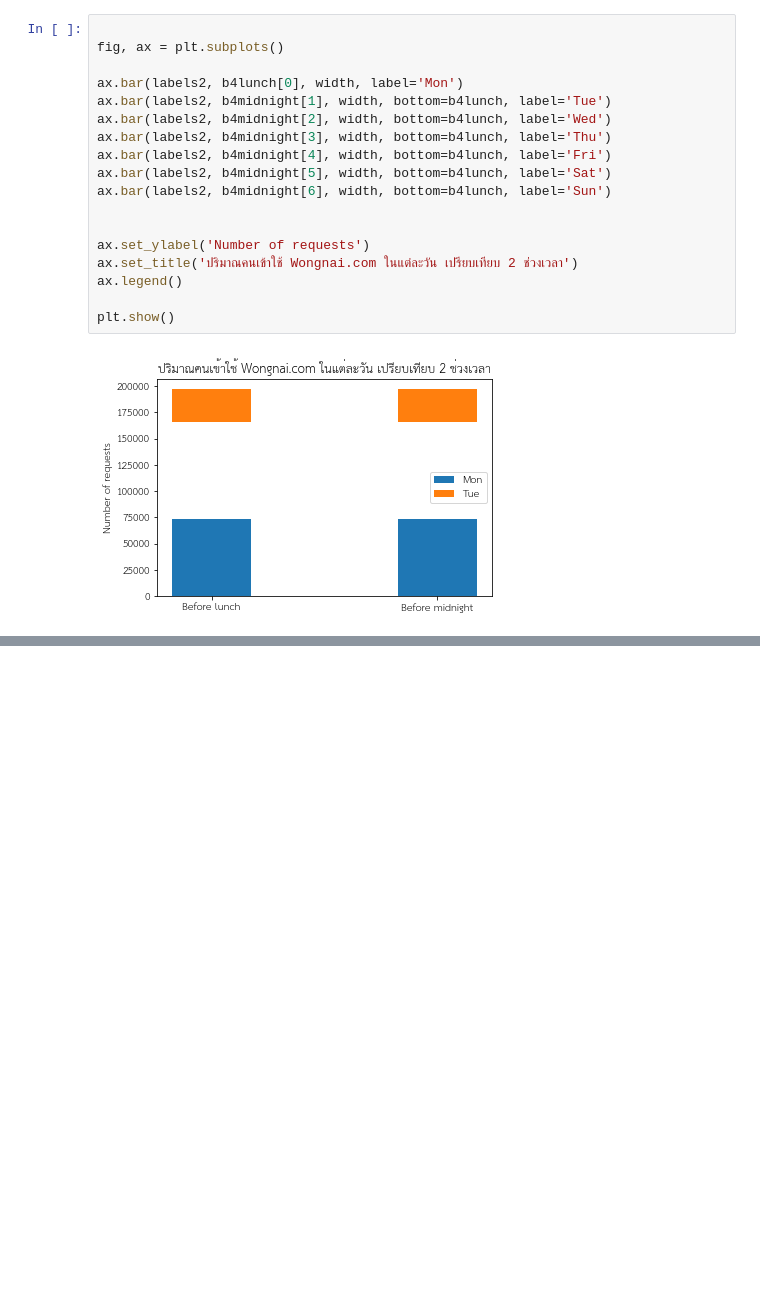
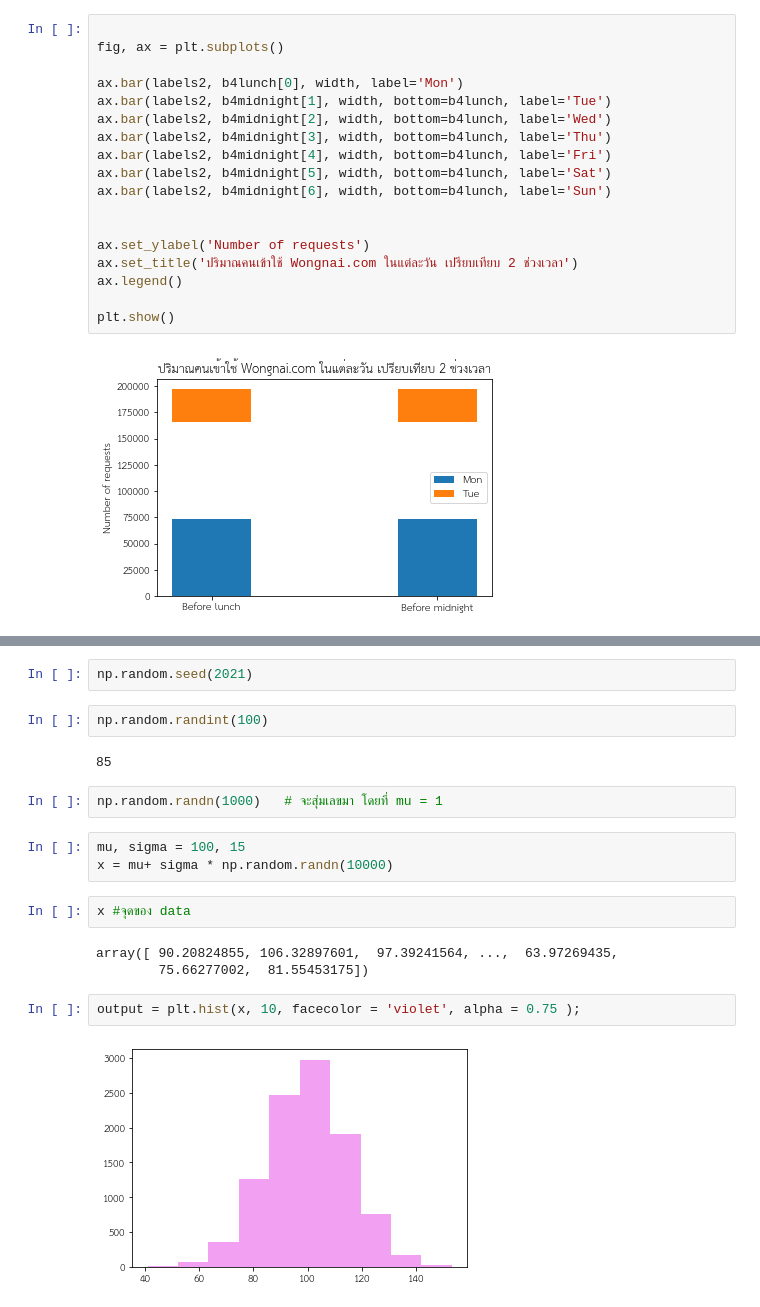
Before and after one commit to PondKann/data_viz, a Jupyter notebook: Visualize_Data_Comparison.ipynb, the cells around one changed output, grey strips where cells are left out. Saved outputs shown, nothing was run; the diff lists cells and outputs as text; blank space fills up the shorter version.

Commit message:
Plot Histogram ยังไม่เสร็จ

```diff
--- a/Visualize_Data_Comparison.ipynb
+++ b/Visualize_Data_Comparison.ipynb
@@ -206,0 +212,20 @@ plt.show()
+# %%
+np.random.seed(2021)
+# %%
+np.random.randint(100)
+# %% [output]
+85
+# %%
+np.random.randn(1000)   # จะสุ่มเลขมา โดยที่ mu = 1
+# %%
+mu, sigma = 100, 15
+x = mu+ sigma * np.random.randn(10000)
+# %%
+x #จุดของ data
+# %% [output]
+array([ 90.20824855, 106.32897601,  97.39241564, ...,  63.97269435,
+        75.66277002,  81.55453175])
+# %%
+output = plt.hist(x, 10, facecolor = 'violet', alpha = 0.75 );
+# %% [output]
+[figure, added]
```
Also changed, not shown: parts of 8 cells of this notebook.
